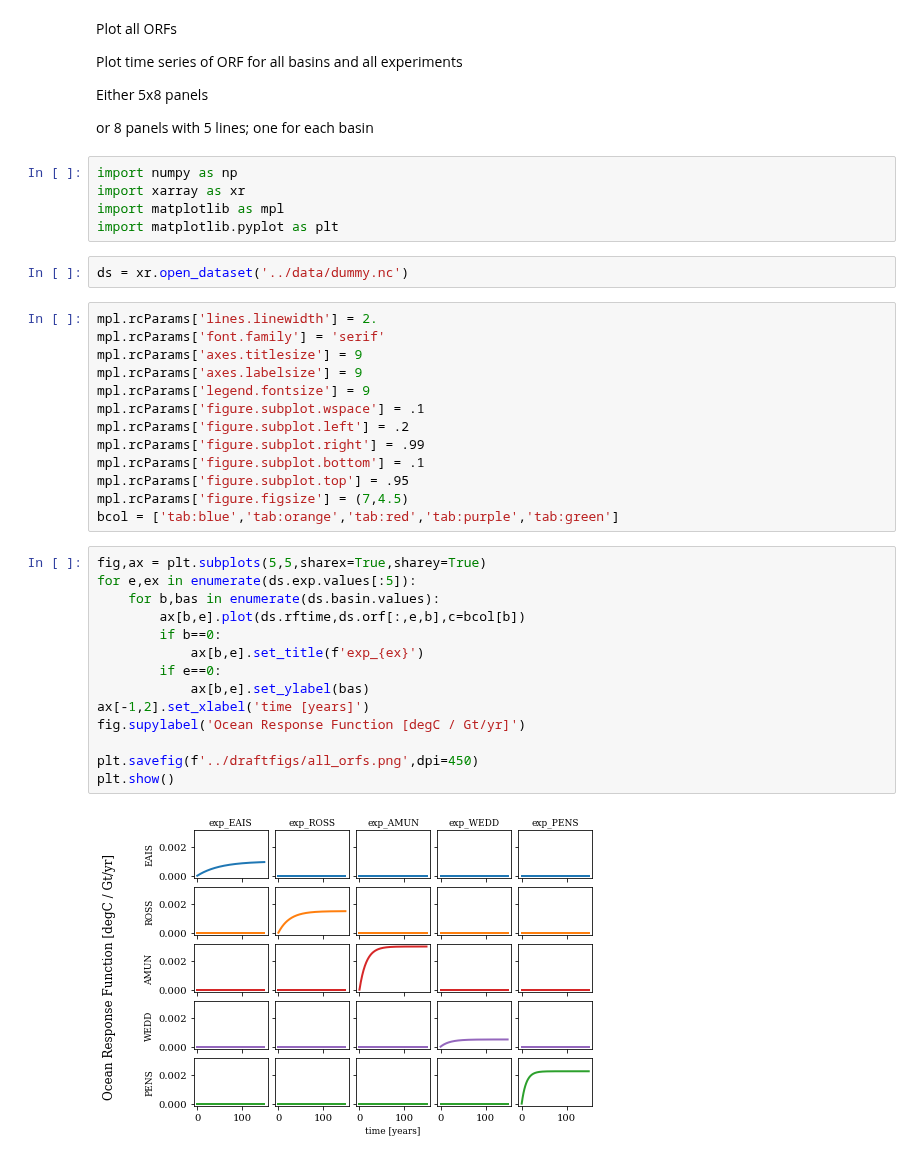
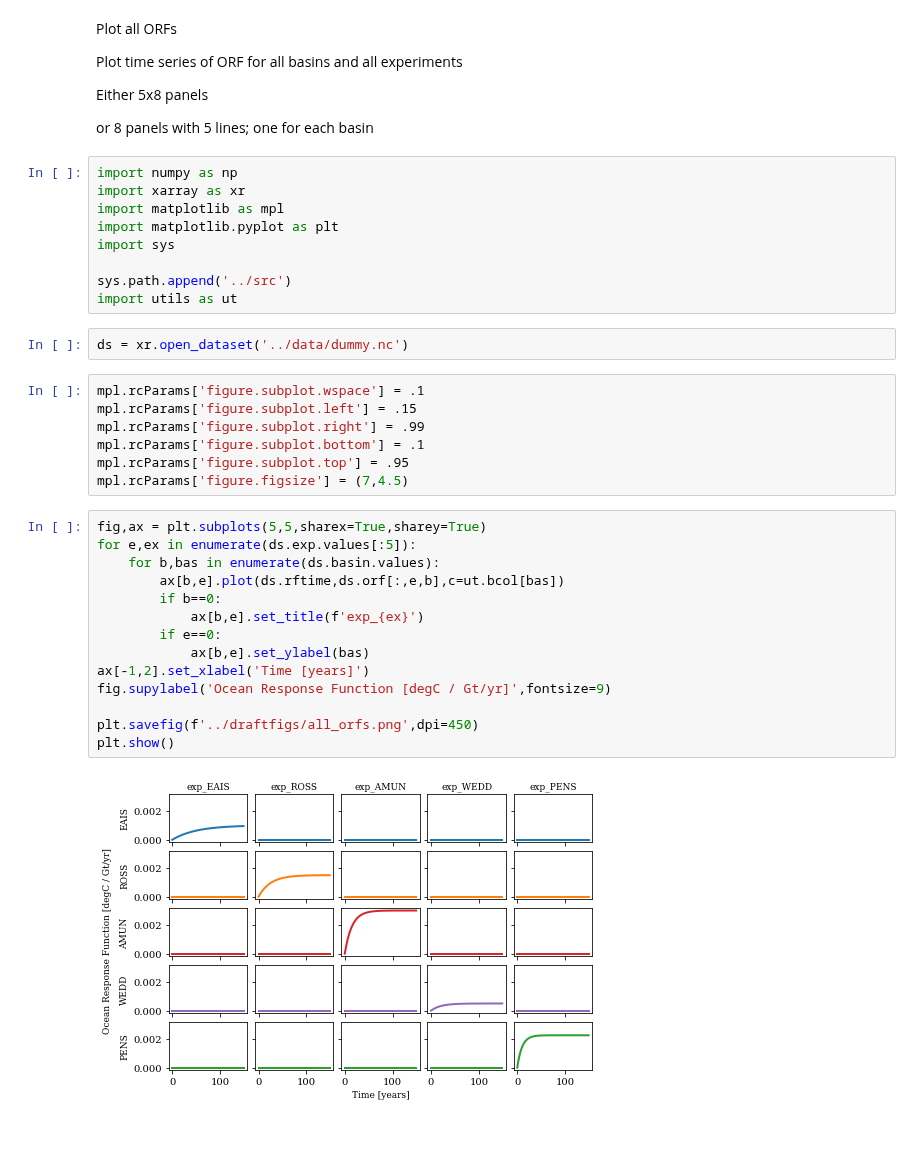
Before and after one commit to erwinlambert/feedback, a Jupyter notebook: notebooks/Draftplot_ORF.ipynb, the cells around one changed output. Drawn from its saved outputs; the diff is of its cells as text.

Commit message:
clean up notebooks, add utils
update gitignore

delete large file

```diff
--- a/notebooks/Draftplot_ORF.ipynb
+++ b/notebooks/Draftplot_ORF.ipynb
@@ -11,34 +11,32 @@ import numpy as np
 import xarray as xr
 import matplotlib as mpl
 import matplotlib.pyplot as plt
+import sys
+
+sys.path.append('../src')
+import utils as ut
 # %%
 ds = xr.open_dataset('../data/dummy.nc')
 # %%
-mpl.rcParams['lines.linewidth'] = 2.
-mpl.rcParams['font.family'] = 'serif'
-mpl.rcParams['axes.titlesize'] = 9
-mpl.rcParams['axes.labelsize'] = 9
-mpl.rcParams['legend.fontsize'] = 9
 mpl.rcParams['figure.subplot.wspace'] = .1
-mpl.rcParams['figure.subplot.left'] = .2
+mpl.rcParams['figure.subplot.left'] = .15
 mpl.rcParams['figure.subplot.right'] = .99
 mpl.rcParams['figure.subplot.bottom'] = .1
 mpl.rcParams['figure.subplot.top'] = .95
 mpl.rcParams['figure.figsize'] = (7,4.5)
-bcol = ['tab:blue','tab:orange','tab:red','tab:purple','tab:green']
 # %%
 fig,ax = plt.subplots(5,5,sharex=True,sharey=True)
 for e,ex in enumerate(ds.exp.values[:5]):
     for b,bas in enumerate(ds.basin.values):
-        ax[b,e].plot(ds.rftime,ds.orf[:,e,b],c=bcol[b])
+        ax[b,e].plot(ds.rftime,ds.orf[:,e,b],c=ut.bcol[bas])
         if b==0:
             ax[b,e].set_title(f'exp_{ex}')
         if e==0:
             ax[b,e].set_ylabel(bas)
-ax[-1,2].set_xlabel('time [years]')
-fig.supylabel('Ocean Response Function [degC / Gt/yr]')
+ax[-1,2].set_xlabel('Time [years]')
+fig.supylabel('Ocean Response Function [degC / Gt/yr]',fontsize=9)
 
 plt.savefig(f'../draftfigs/all_orfs.png',dpi=450)
 plt.show()
 # %% [output]
-[figure, old version]
+[figure, new version]
```
Also changed, not shown: 14 other files.
